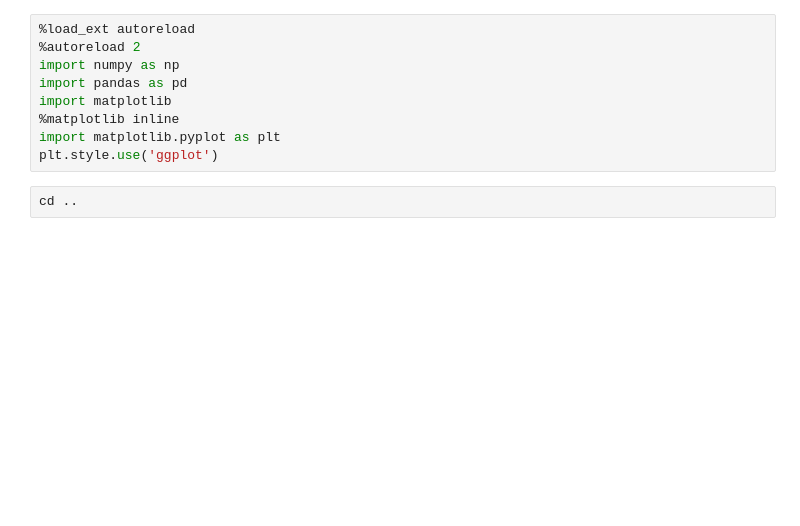
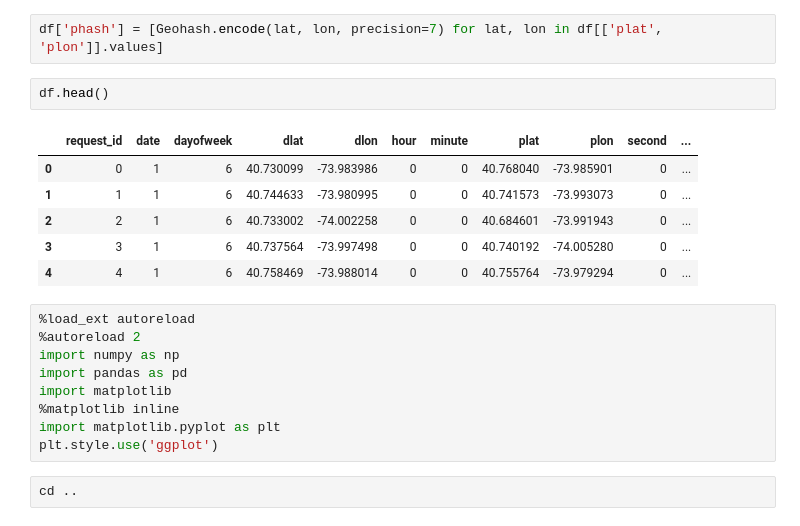
Before and after one commit to hitsuji5/FleetAI, a Jupyter notebook: analytics/tripdata_preparation.ipynb, the cells around one changed output. Drawn from its saved outputs; the diff is of its cells as text; blank space fills up the shorter version.

```diff
--- a/analytics/tripdata_preparation.ipynb
+++ b/analytics/tripdata_preparation.ipynb
@@ -1,3 +68,14 @@
+# %%
+df['phash'] = [Geohash.encode(lat, lon, precision=7) for lat, lon in df[['plat', 'plon']].values]
+# %%
+df.head()
+# %% [output]
+|  | request_id | date | dayofweek | dlat | dlon | hour | minute | plat | plon | second | ... |
+| 0 | 0 | 1 | 6 | 40.730099 | -73.983986 | 0 | 0 | 40.768040 | -73.985901 | 0 | ... |
+| 1 | 1 | 1 | 6 | 40.744633 | -73.980995 | 0 | 0 | 40.741573 | -73.993073 | 0 | ... |
+| 2 | 2 | 1 | 6 | 40.733002 | -74.002258 | 0 | 0 | 40.684601 | -73.991943 | 0 | ... |
+| 3 | 3 | 1 | 6 | 40.737564 | -73.997498 | 0 | 0 | 40.740192 | -74.005280 | 0 | ... |
+| 4 | 4 | 1 | 6 | 40.758469 | -73.988014 | 0 | 0 | 40.755764 | -73.979294 | 0 | ... |
 # %%
 %load_ext autoreload
 %autoreload 2
```
Also changed, not shown: parts of 9 cells of this notebook, 1 other file.
